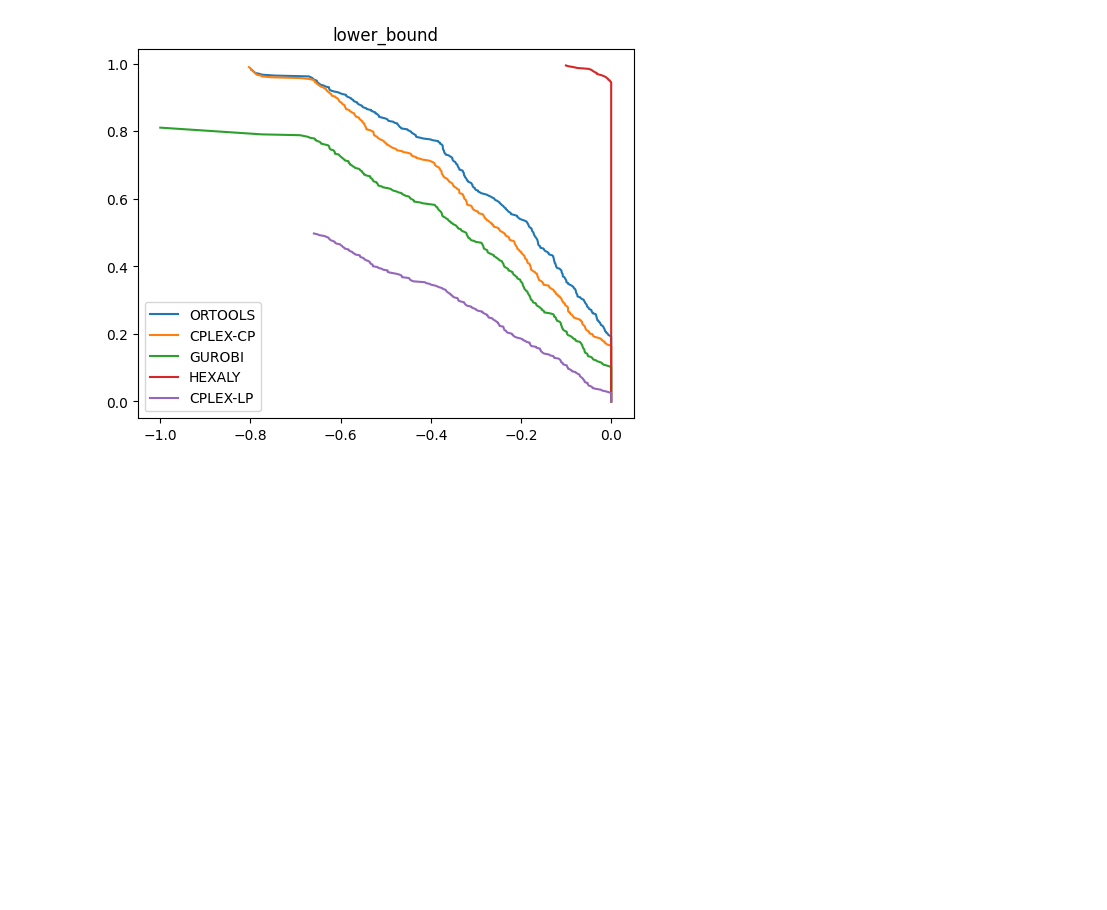
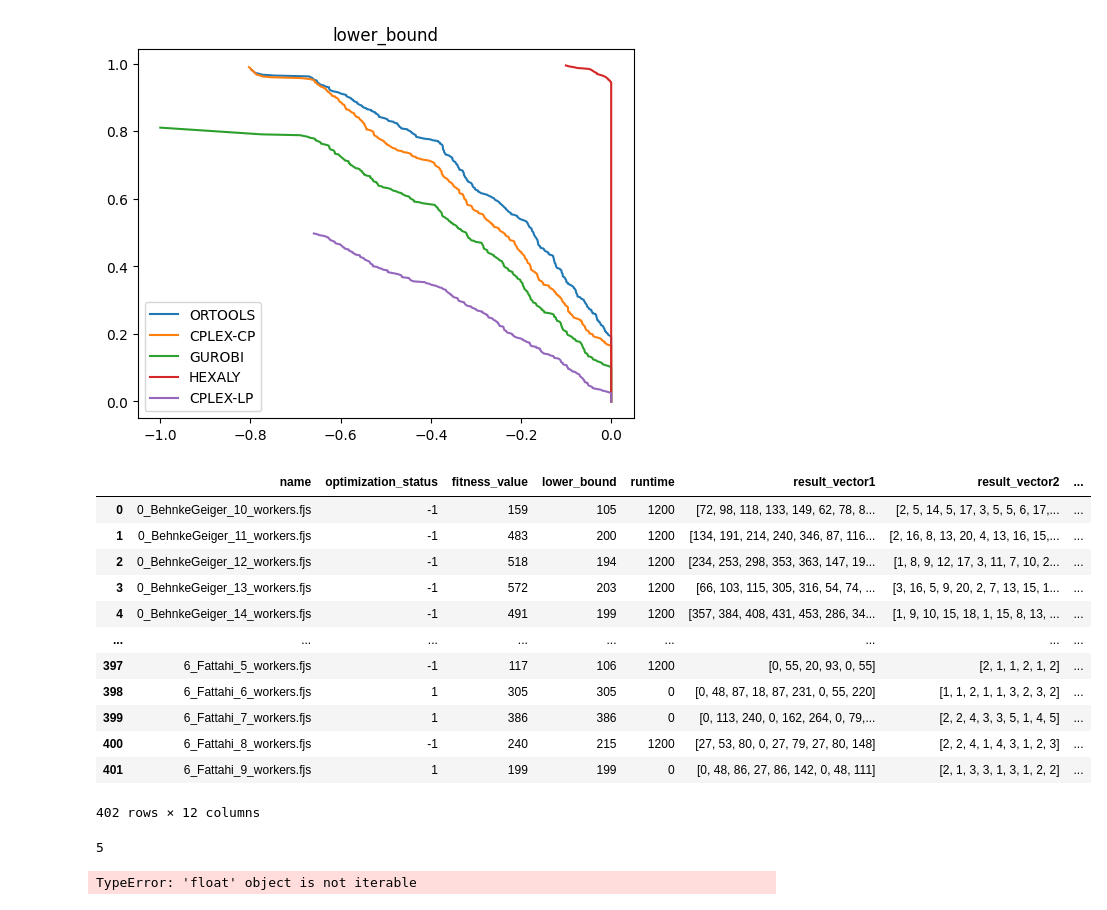
Before and after one commit to jrc-rodec/scheduling_model, a Jupyter notebook: code/analysis/ecdf_inf_plots.ipynb, the cells around one changed output. Cells and saved outputs as stored; diff of their text form; code cells hidden in the pictures; blank space fills up the shorter version.

```diff
--- a/code/analysis/ecdf_inf_plots.ipynb
+++ b/code/analysis/ecdf_inf_plots.ipynb
@@ -83,3 +98,19 @@ ecdf_inf(all_data, 'fitness_value', labels=['ORTOOLS', 'CPLEX-CP', 'GUROBI', 'HE
 ecdf_inf(all_data, 'lower_bound', max=True, labels=['ORTOOLS', 'CPLEX-CP', 'GUROBI', 'HEXALY', 'CPLEX-LP'], instances=instances)
 # %% [output]
 [figure]
+# %%
+all_data['results_hexaly']
+# %% [output]
+|  | name | optimization_status | fitness_value | lower_bound | runtime | result_vector1 | result_vector2 | ... |
+| 0 | 0_BehnkeGeiger_10_workers.fjs | -1 | 159 | 105 | 1200 | [72, 98, 118, 133, 149, 62, 78, 8... | [2, 5, 14, 5, 17, 3, 5, 5, 6, 17,... | ... |
+| 1 | 0_BehnkeGeiger_11_workers.fjs | -1 | 483 | 200 | 1200 | [134, 191, 214, 240, 346, 87, 116... | [2, 16, 8, 13, 20, 4, 13, 16, 15,... | ... |
+| 2 | 0_BehnkeGeiger_12_workers.fjs | -1 | 518 | 194 | 1200 | [234, 253, 298, 353, 363, 147, 19... | [1, 8, 9, 12, 17, 3, 11, 7, 10, 2... | ... |
+| 3 | 0_BehnkeGeiger_13_workers.fjs | -1 | 572 | 203 | 1200 | [66, 103, 115, 305, 316, 54, 74, ... | [3, 16, 5, 9, 20, 2, 7, 13, 15, 1... | ... |
+| 4 | 0_BehnkeGeiger_14_workers.fjs | -1 | 491 | 199 | 1200 | [357, 384, 408, 431, 453, 286, 34... | [1, 9, 10, 15, 18, 1, 15, 8, 13, ... | ... |
+| ... | ... | ... | ... | ... | ... | ... | ... | ... |
+| 397 | 6_Fattahi_5_workers.fjs | -1 | 117 | 106 | 1200 | [0, 55, 20, 93, 0, 55] | [2, 1, 1, 2, 1, 2] | ... |
+| 398 | 6_Fattahi_6_workers.fjs | 1 | 305 | 305 | 0 | [0, 48, 87, 18, 87, 231, 0, 55, 220] | [1, 1, 2, 1, 1, 3, 2, 3, 2] | ... |
+| 399 | 6_Fattahi_7_workers.fjs | 1 | 386 | 386 | 0 | [0, 113, 240, 0, 162, 264, 0, 79,... | [2, 2, 4, 3, 3, 5, 1, 4, 5] | ... |
+| 400 | 6_Fattahi_8_workers.fjs | -1 | 240 | 215 | 1200 | [27, 53, 80, 0, 27, 79, 27, 80, 148] | [2, 2, 4, 1, 4, 3, 1, 2, 3] | ... |
+| 401 | 6_Fattahi_9_workers.fjs | 1 | 199 | 199 | 0 | [0, 48, 86, 27, 86, 142, 0, 48, 111] | [2, 1, 3, 3, 1, 3, 1, 2, 2] | ... |
+402 rows × 12 columns
@@ -85,0 +142,8 @@ ecdf_inf(all_data, 'lower_bound', max=True, labels=['ORTOOLS', 'CPLEX-CP', 'GURO
+# %%
+len(in_data)
+# %% [output]
+5
+# %%
+find_time_vectors(in_data, 0.1, 'fitness_value')
+# %% [output]
+TypeError: 'float' object is not iterable
```
Also changed, not shown: parts of 6 cells of this notebook, 1 other file.
